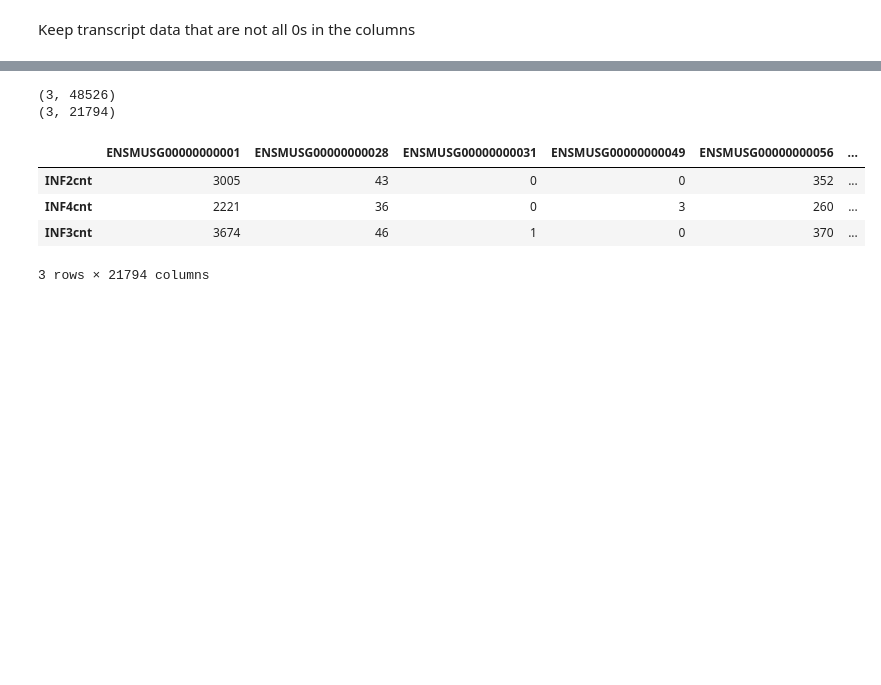
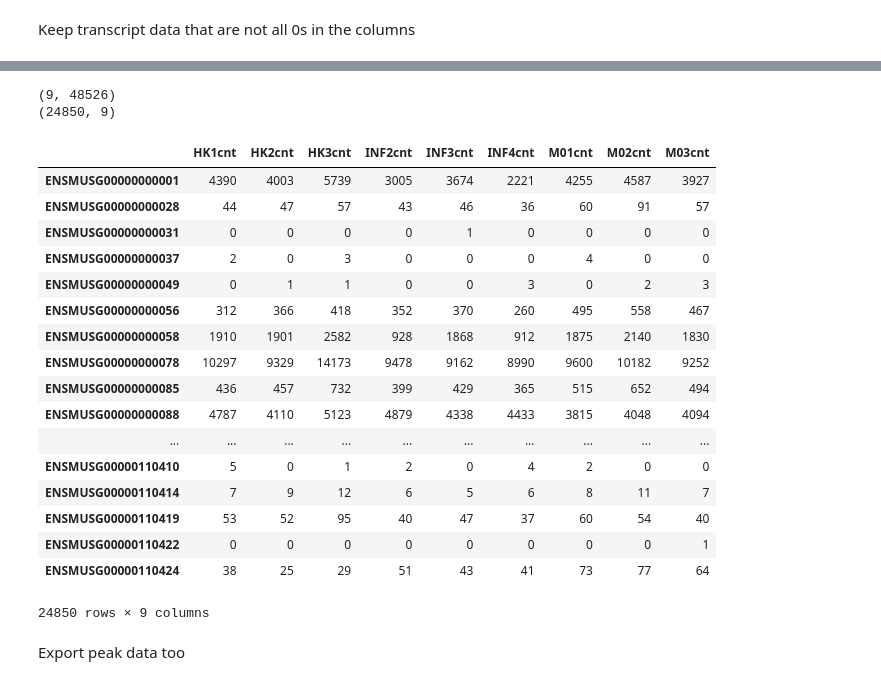
Before and after one commit to glasgowcompbio/GraphOmics, a Jupyter notebook: web_omics/notebooks/extract_webomics_data.ipynb, the cells around one changed output, grey strips where cells are left out. Cells and saved outputs as stored; diff of their text form; code cells hidden in the pictures; blank space fills up the shorter version.

```diff
--- a/web_omics/notebooks/extract_webomics_data.ipynb
+++ b/web_omics/notebooks/extract_webomics_data.ipynb
@@ -41,3 +111,2 @@ samples_peaks.head()
 # %%
-rna = pd.read_csv(basedir + '/rna_all.csv', index_col=0)
-display(rna.head())
+rna.to_csv(basedir + '/rna_all.csv')
@@ -52,3 +112,0 @@ display(rna.head())
-# %%
-samples_rna = pd.read_csv(basedir + '/metadata_rna.csv', index_col=0)
-display(samples_rna)
@@ -68,7 +114,7 @@ display(samples_rna)
 ### Select a group for analysis
 # %%
 time = 7
-parasite = 'INFEC'
+parasite = ['INFEC', 'HK', 'UN']
 treatment = 'Unsorted'
 # %% [markdown]
 Selected samples for the metabolomics data
@@ -88,12 +140,12 @@ display(groups_peaks)
 # %% [markdown]
 Selected samples for the transcript data
 # %%
-pos = (samples_rna['Time'] == time) & (samples_rna['Parasite'] == parasite) & \
+pos = (samples_rna['Time'] == time) & (samples_rna['Parasite'].isin(parasite)) & \
       (samples_rna['Treatment'] == treatment)
 
 groups_rna = samples_rna[pos]
+groups_rna = groups_rna.set_index('Sample')
 display(groups_rna)
-print(groups_rna.index.values)
 # %% [output]
 |  | Time | Parasite | Treatment |
 | Sample |  |  |  |
@@ -183,18 +302,32 @@ Keep transcript data that are not all 0s in the columns
 # %%
 rr = rna.loc[groups_rna.index.values]
 print(rr.shape)
 
 pos = (rr != 0).any(axis=0)
 rr = rr.loc[:, pos]
+rr = rr.transpose()
 
 print(rr.shape)
 display(rr)
 # %% [output]
-(3, 48526)
-(3, 21794)
+(9, 48526)
+(24850, 9)
-|  | ENSMUSG00000000001 | ENSMUSG00000000028 | ENSMUSG00000000031 | ENSMUSG00000000049 | ENSMUSG00000000056 | ... |
-| INF2cnt | 3005 | 43 | 0 | 0 | 352 | ... |
-| INF4cnt | 2221 | 36 | 0 | 3 | 260 | ... |
-| INF3cnt | 3674 | 46 | 1 | 0 | 370 | ... |
+|  | HK1cnt | HK2cnt | HK3cnt | INF2cnt | INF3cnt | INF4cnt | M01cnt | M02cnt | M03cnt |
+| ENSMUSG00000000001 | 4390 | 4003 | 5739 | 3005 | 3674 | 2221 | 4255 | 4587 | 3927 |
+| ENSMUSG00000000028 | 44 | 47 | 57 | 43 | 46 | 36 | 60 | 91 | 57 |
+| ENSMUSG00000000031 | 0 | 0 | 0 | 0 | 1 | 0 | 0 | 0 | 0 |
+| ENSMUSG00000000037 | 2 | 0 | 3 | 0 | 0 | 0 | 4 | 0 | 0 |
+| ENSMUSG00000000049 | 0 | 1 | 1 | 0 | 0 | 3 | 0 | 2 | 3 |
+| ENSMUSG00000000056 | 312 | 366 | 418 | 352 | 370 | 260 | 495 | 558 | 467 |
+| ENSMUSG00000000058 | 1910 | 1901 | 2582 | 928 | 1868 | 912 | 1875 | 2140 | 1830 |
+| ENSMUSG00000000078 | 10297 | 9329 | 14173 | 9478 | 9162 | 8990 | 9600 | 10182 | 9252 |
+| ENSMUSG00000000085 | 436 | 457 | 732 | 399 | 429 | 365 | 515 | 652 | 494 |
+| ENSMUSG00000000088 | 4787 | 4110 | 5123 | 4879 | 4338 | 4433 | 3815 | 4048 | 4094 |
+| ... | ... | ... | ... | ... | ... | ... | ... | ... | ... |
+| ENSMUSG00000110410 | 5 | 0 | 1 | 2 | 0 | 4 | 2 | 0 | 0 |
+| ENSMUSG00000110414 | 7 | 9 | 12 | 6 | 5 | 6 | 8 | 11 | 7 |
+| ENSMUSG00000110419 | 53 | 52 | 95 | 40 | 47 | 37 | 60 | 54 | 40 |
+| ENSMUSG00000110422 | 0 | 0 | 0 | 0 | 0 | 0 | 0 | 0 | 1 |
+| ENSMUSG00000110424 | 38 | 25 | 29 | 51 | 43 | 41 | 73 | 77 | 64 |
-3 rows × 21794 columns
+24850 rows × 9 columns
 # %%
@@ -202 +337,3 @@ rr.transpose().to_csv('/Users/joewandy/git/omics_integration/web_omics/static/da
+# %% [markdown]
+Export peak data too
 # %%
```
Also changed, not shown: parts of 33 cells of this notebook, 2 other files.
